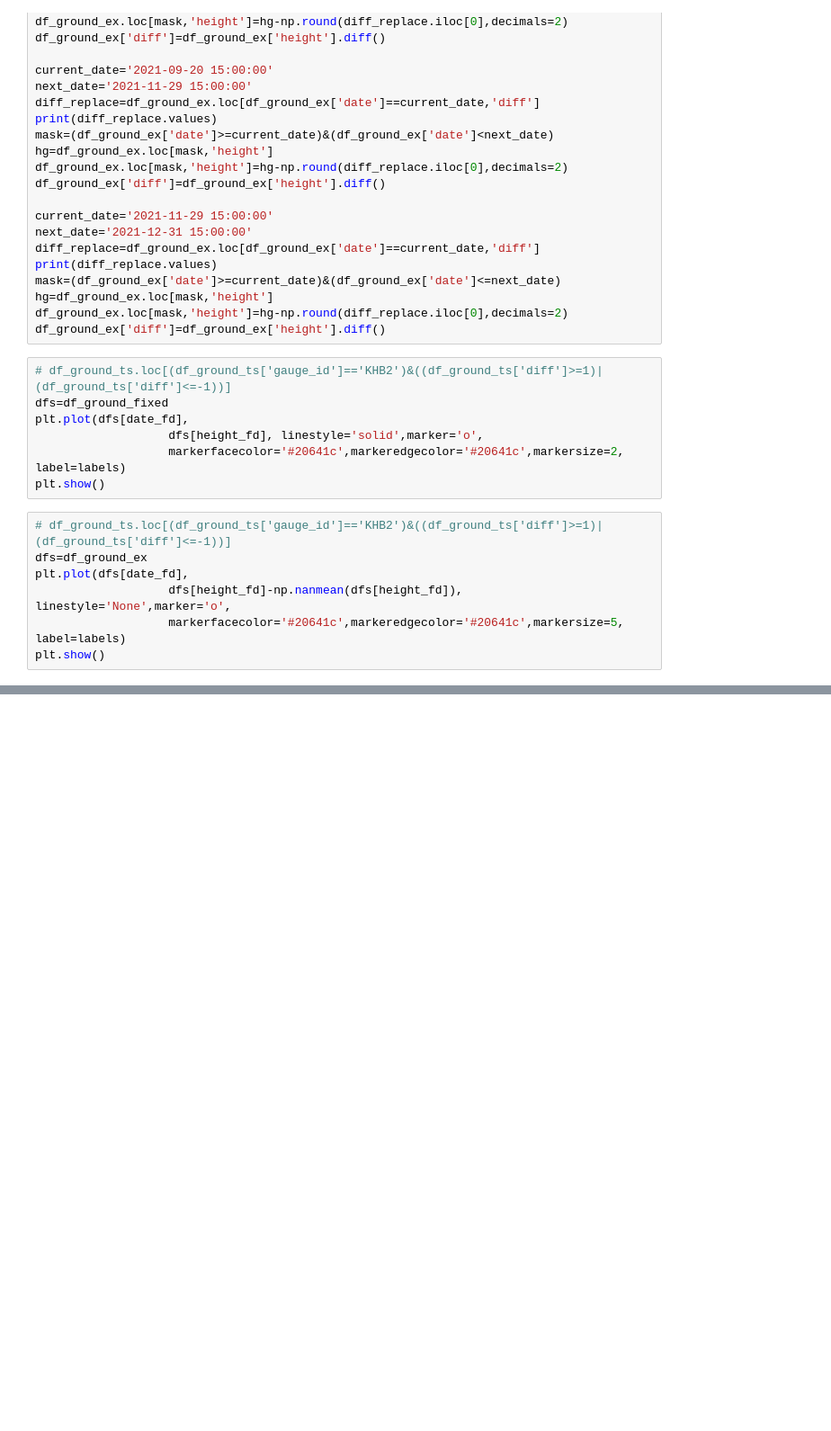
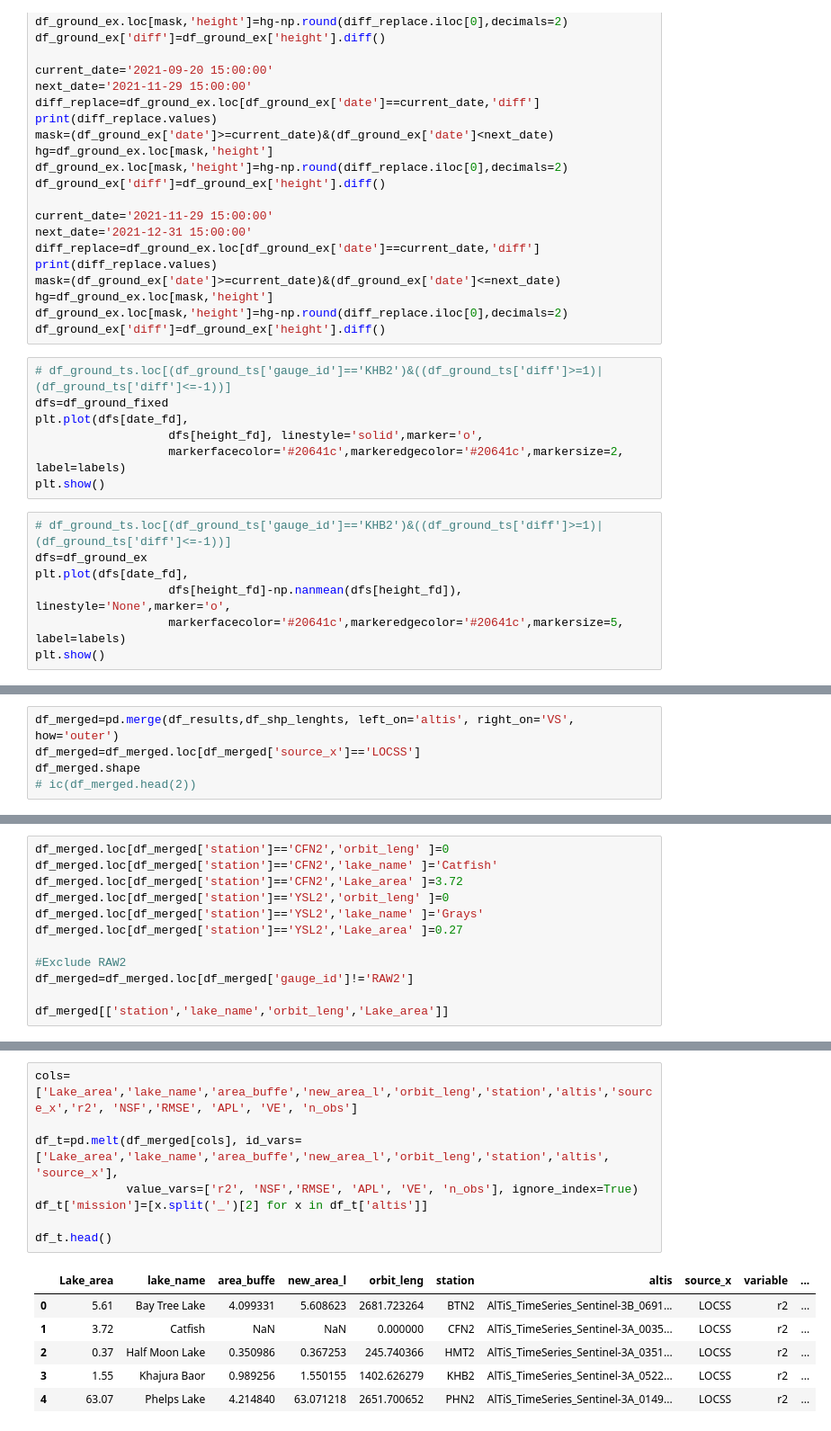
Before and after one commit to anmagomez/radar_altimetry_eval, a Jupyter notebook: src/rapid_request.ipynb, the cells around one changed output, grey strips where cells are left out. Shown at 90% size. Drawn from its saved outputs; the diff is of its cells as text; blank space fills up the shorter version.

```diff
--- a/src/rapid_request.ipynb
+++ b/src/rapid_request.ipynb
@@ -1118,0 +1162,5 @@ plt.show()
+# %%
+df_merged=pd.merge(df_results,df_shp_lenghts, left_on='altis', right_on='VS', how='outer')
+df_merged=df_merged.loc[df_merged['source_x']=='LOCSS']
+df_merged.shape
+# ic(df_merged.head(2))
@@ -1118,0 +1169,12 @@ plt.show()
+# %%
+df_merged.loc[df_merged['station']=='CFN2','orbit_leng' ]=0
+df_merged.loc[df_merged['station']=='CFN2','lake_name' ]='Catfish'
+df_merged.loc[df_merged['station']=='CFN2','Lake_area' ]=3.72
+df_merged.loc[df_merged['station']=='YSL2','orbit_leng' ]=0
+df_merged.loc[df_merged['station']=='YSL2','lake_name' ]='Grays'
+df_merged.loc[df_merged['station']=='YSL2','Lake_area' ]=0.27
+
+#Exclude RAW2
+df_merged=df_merged.loc[df_merged['gauge_id']!='RAW2']
+
+df_merged[['station','lake_name','orbit_leng','Lake_area']]
@@ -1118,0 +1194,15 @@ plt.show()
+# %%
+cols=['Lake_area','lake_name','area_buffe','new_area_l','orbit_leng','station','altis','source_x','r2', 'NSF','RMSE', 'APL', 'VE', 'n_obs']
+
+df_t=pd.melt(df_merged[cols], id_vars=['Lake_area','lake_name','area_buffe','new_area_l','orbit_leng','station','altis', 'source_x'],
+             value_vars=['r2', 'NSF','RMSE', 'APL', 'VE', 'n_obs'], ignore_index=True)
+df_t['mission']=[x.split('_')[2] for x in df_t['altis']]
+
+df_t.head()
+# %% [output]
+|  | Lake_area | lake_name | area_buffe | new_area_l | orbit_leng | station | altis | source_x | variable | ... |
+| 0 | 5.61 | Bay Tree Lake | 4.099331 | 5.608623 | 2681.723264 | BTN2 | AlTiS_TimeSeries_Sentinel-3B_0691... | LOCSS | r2 | ... |
+| 1 | 3.72 | Catfish | NaN | NaN | 0.000000 | CFN2 | AlTiS_TimeSeries_Sentinel-3A_0035... | LOCSS | r2 | ... |
+| 2 | 0.37 | Half Moon Lake | 0.350986 | 0.367253 | 245.740366 | HMT2 | AlTiS_TimeSeries_Sentinel-3A_0351... | LOCSS | r2 | ... |
+| 3 | 1.55 | Khajura Baor | 0.989256 | 1.550155 | 1402.626279 | KHB2 | AlTiS_TimeSeries_Sentinel-3A_0522... | LOCSS | r2 | ... |
+| 4 | 63.07 | Phelps Lake | 4.214840 | 63.071218 | 2651.700652 | PHN2 | AlTiS_TimeSeries_Sentinel-3A_0149... | LOCSS | r2 | ... |
```
Also changed, not shown: parts of 9 cells of this notebook.
